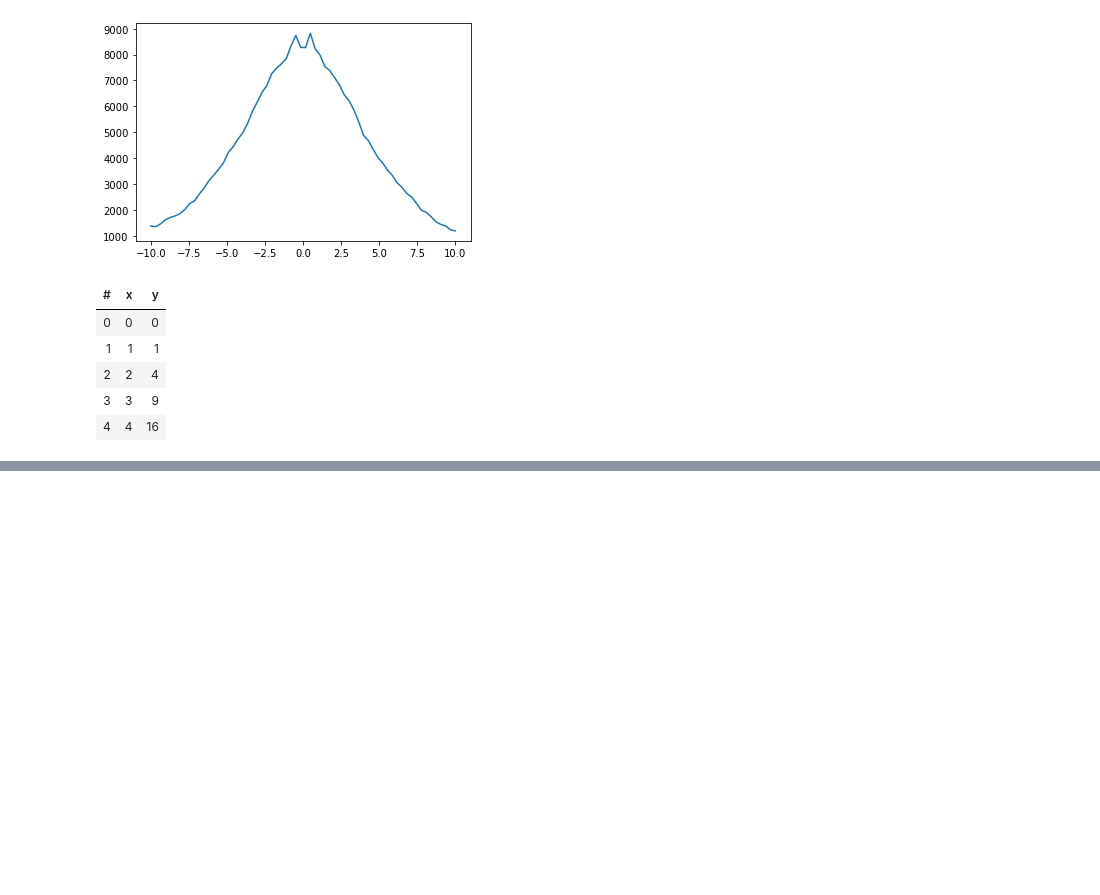
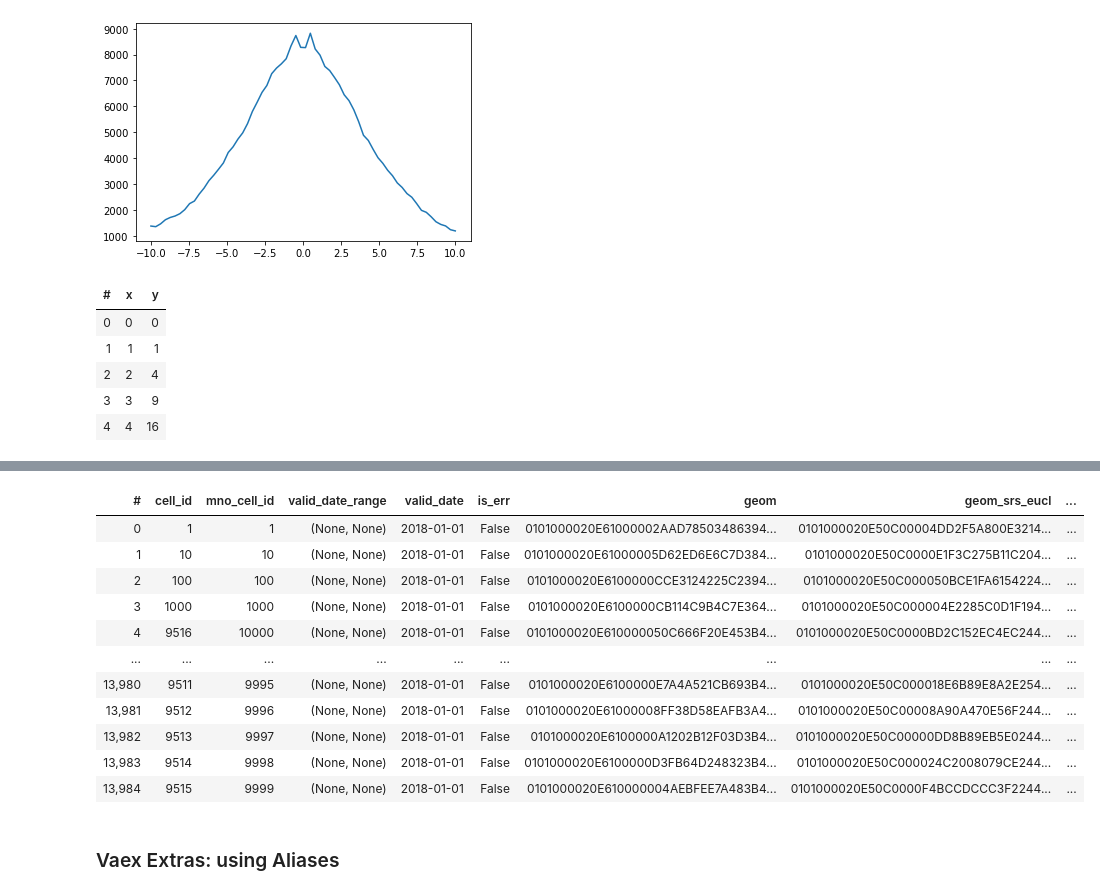
Before and after one commit to enliktjioe/30daysofdatascience, a Jupyter notebook: week1_beyond_pandas/day1_vaex.ipynb, the cells around one changed output, grey strips where cells are left out. Saved outputs shown, nothing was run; the diff lists cells and outputs as text; code cells hidden in the pictures; blank space fills up the shorter version.

```diff
--- a/week1_beyond_pandas/day1_vaex.ipynb
+++ b/week1_beyond_pandas/day1_vaex.ipynb
@@ -61,0 +183,3 @@ df
+# %%
+df =  vaex.ml.datasets.load_titanic()
+df.head(5)
@@ -61,0 +217,16 @@ df
+# %%
+from vaex.ml.sklearn import Predictor
+from sklearn.ensemble import GradientBoostingClassifier
+
+df = vaex.ml.datasets.load_iris()
+
+features = ['petal_length', 'petal_width', 'sepal_length', 'sepal_width']
+target = 'class_'
+
+model = GradientBoostingClassifier(random_state=42)
+vaex_model = Predictor(features=features, target=target, model=model, prediction_name='prediction')
+
+vaex_model.fit(df=df)
+
+df = vaex_model.transform(df)
+df
@@ -61,0 +307,26 @@ df
+# %%
+import vaex
+import pandas as pd
+import sqlalchemy
+
+connection_string = 'postgresql://enlik:' + 'Zg7vcQ9E1BF394Kg' + '@localhost:5432/spectx_test_ee'
+engine = sqlalchemy.create_engine(connection_string)
+
+pandas_df = pd.read_sql_query('select * from ee_telia_cells.cell where geom is not null', con=engine)
+df = vaex.from_pandas(pandas_df, copy_index=False)
+df
+# %% [output]
+| # | cell_id | mno_cell_id | valid_date_range | valid_date | is_err | geom | geom_srs_eucl | ... |
+| 0 | 1 | 1 | (None, None) | 2018-01-01 | False | 0101000020E61000002AAD78503486394... | 0101000020E50C00004DD2F5A800E3214... | ... |
+| 1 | 10 | 10 | (None, None) | 2018-01-01 | False | 0101000020E61000005D62ED6E6C7D384... | 0101000020E50C0000E1F3C275B11C204... | ... |
+| 2 | 100 | 100 | (None, None) | 2018-01-01 | False | 0101000020E6100000CCE3124225C2394... | 0101000020E50C000050BCE1FA6154224... | ... |
+| 3 | 1000 | 1000 | (None, None) | 2018-01-01 | False | 0101000020E6100000CB114C9B4C7E364... | 0101000020E50C000004E2285C0D1F194... | ... |
+| 4 | 9516 | 10000 | (None, None) | 2018-01-01 | False | 0101000020E610000050C666F20E453B4... | 0101000020E50C0000BD2C152EC4EC244... | ... |
+| ... | ... | ... | ... | ... | ... | ... | ... | ... |
+| 13,980 | 9511 | 9995 | (None, None) | 2018-01-01 | False | 0101000020E6100000E7A4A521CB693B4... | 0101000020E50C000018E6B89E8A2E254... | ... |
+| 13,981 | 9512 | 9996 | (None, None) | 2018-01-01 | False | 0101000020E61000008FF38D58EAFB3A4... | 0101000020E50C00008A90A470E56F244... | ... |
+| 13,982 | 9513 | 9997 | (None, None) | 2018-01-01 | False | 0101000020E6100000A1202B12F03D3B4... | 0101000020E50C00000DD8B89EB5E0244... | ... |
+| 13,983 | 9514 | 9998 | (None, None) | 2018-01-01 | False | 0101000020E6100000D3FB64D248323B4... | 0101000020E50C000024C2008079CE244... | ... |
+| 13,984 | 9515 | 9999 | (None, None) | 2018-01-01 | False | 0101000020E610000004AEBFEE7A483B4... | 0101000020E50C0000F4BCCDCCC3F2244... | ... |
+# %% [markdown]
+### Vaex Extras: using Aliases
```
Also changed, not shown: parts of 29 cells of this notebook, 1 other file.
